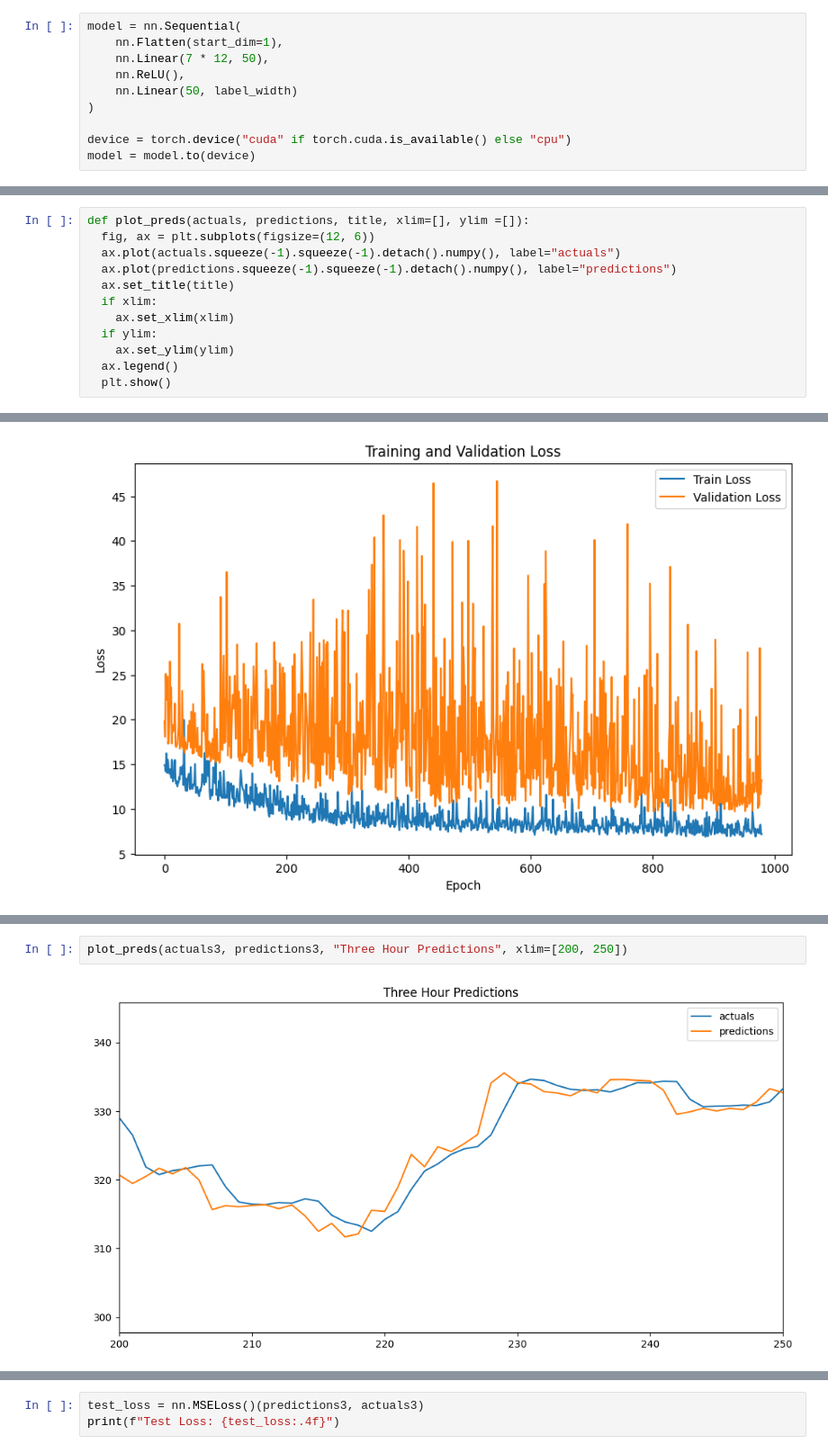
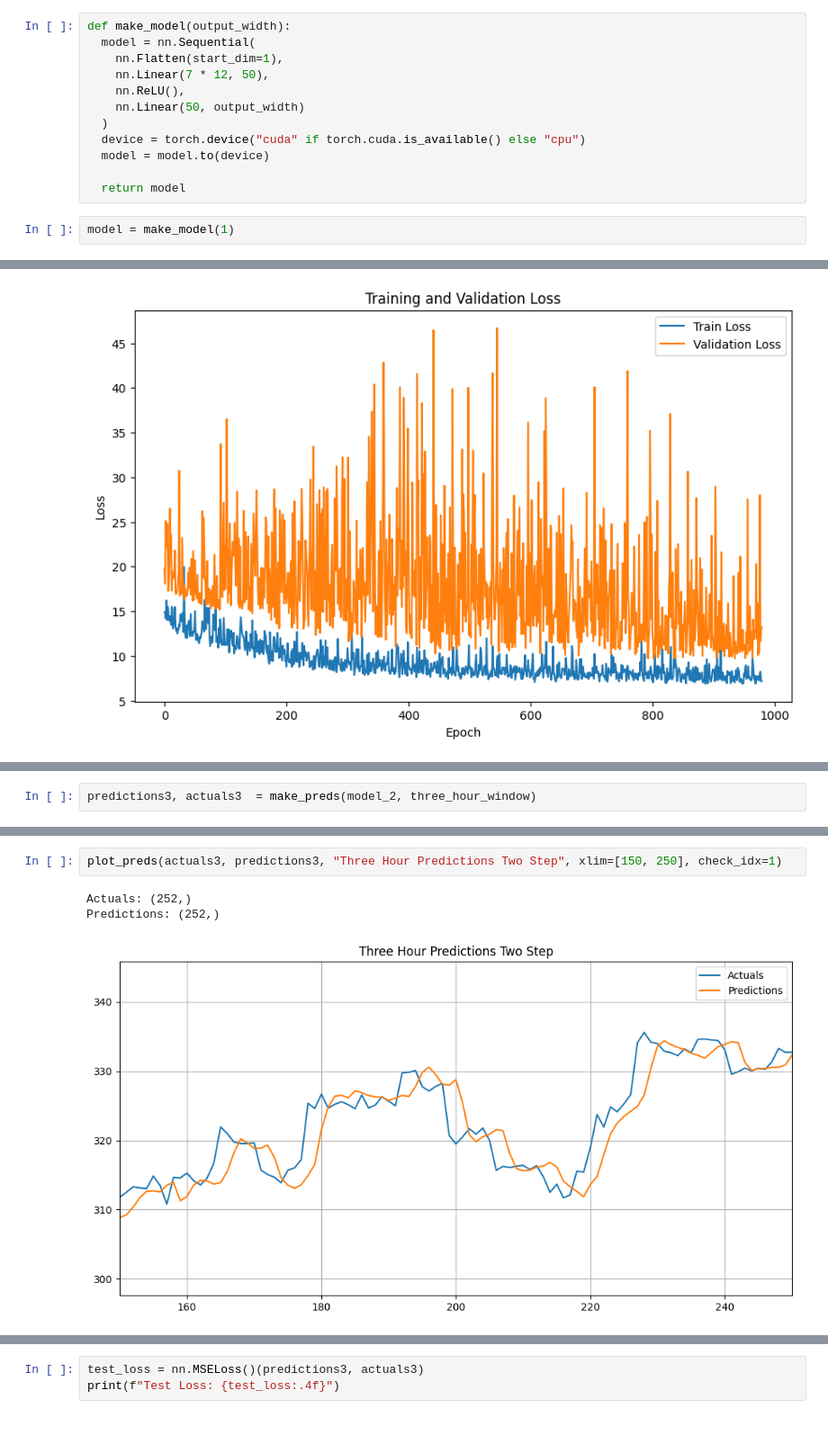
Before and after one commit to lewinskie254/stock-market-prediction, a Jupyter notebook: predict_stock_prices_NeuralNets.ipynb, the cells around one changed output, grey strips where cells are left out. Shown at 90% size. Drawn from its saved outputs; the diff is of its cells as text; blank space fills up the shorter version.

Commit message:
More modular prediction

```diff
--- a/predict_stock_prices_NeuralNets.ipynb
+++ b/predict_stock_prices_NeuralNets.ipynb
@@ -344,15 +344,19 @@ hourly_window.plot()
 input_width = 7
 label_width = 1
 # %%
-model = nn.Sequential(
+def make_model(output_width):
+  model = nn.Sequential(
     nn.Flatten(start_dim=1),
     nn.Linear(7 * 12, 50),
     nn.ReLU(),
-    nn.Linear(50, label_width)
-)
+    nn.Linear(50, output_width)
+  )
+  device = torch.device("cuda" if torch.cuda.is_available() else "cpu")
+  model = model.to(device)
 
-device = torch.device("cuda" if torch.cuda.is_available() else "cpu")
-model = model.to(device)
+  return model
+# %%
+model = make_model(1)
 # %%
 hourly_window.plot(model=model)
 # %% [output]
@@ -474,15 +469,3 @@ test_loss = nn.MSELoss()(predictions, actuals)
 print(f"Test Loss: {test_loss:.4f}")
 # %% [output]
 Test Loss: 242.3610
-# %%
-def plot_preds(actuals, predictions, title, xlim=[], ylim =[]):
-  fig, ax = plt.subplots(figsize=(12, 6))
-  ax.plot(actuals.squeeze(-1).squeeze(-1).detach().numpy(), label="actuals")
-  ax.plot(predictions.squeeze(-1).squeeze(-1).detach().numpy(), label="predictions")
-  ax.set_title(title)
-  if xlim:
-    ax.set_xlim(xlim)
-  if ylim:
-    ax.set_ylim(ylim)
-  ax.legend()
-  plt.show()
@@ -570 +593,3 @@ actuals3, predictions3  = make_preds(model, hourly_window)
+# %%
+predictions3, actuals3  = make_preds(model_2, three_hour_window)
 # %%
@@ -578,4 +613,6 @@ plot_preds(actuals3, predictions3, "Three Hour Predictions", xlim=[150, 250])
 # %%
-plot_preds(actuals3, predictions3, "Three Hour Predictions", xlim=[200, 250])
+plot_preds(actuals3, predictions3, "Three Hour Predictions Two Step", xlim=[150, 250], check_idx=1)
 # %% [output]
+Actuals: (252,)
+Predictions: (252,)
-[figure, old version]
+[figure, new version]
```
Also changed, not shown: parts of 35 cells of this notebook.
